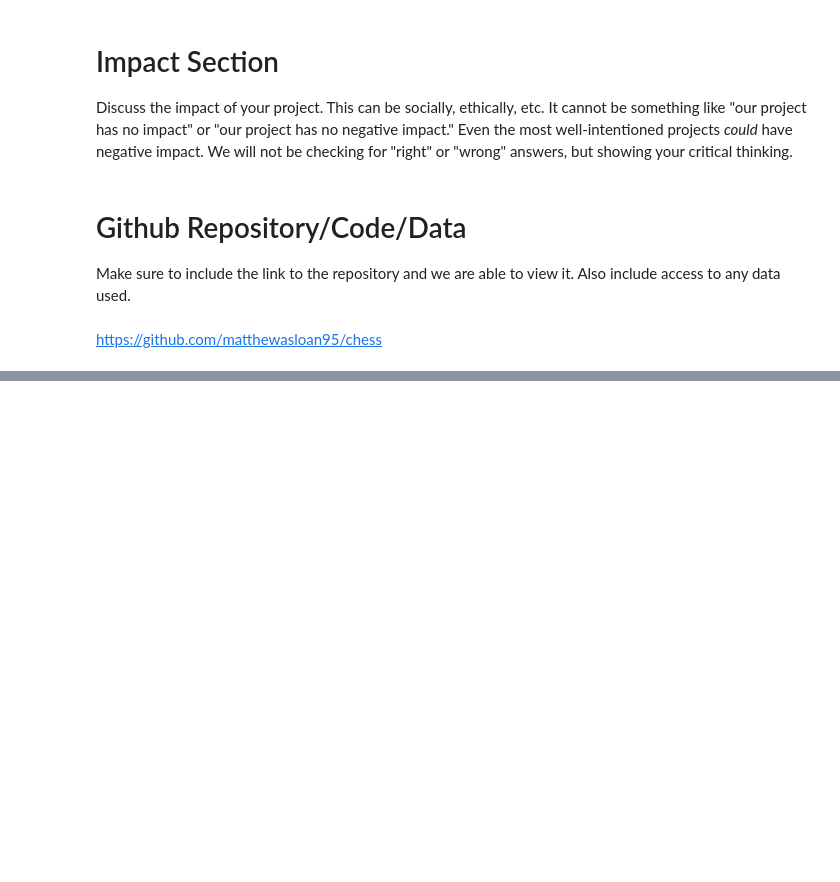
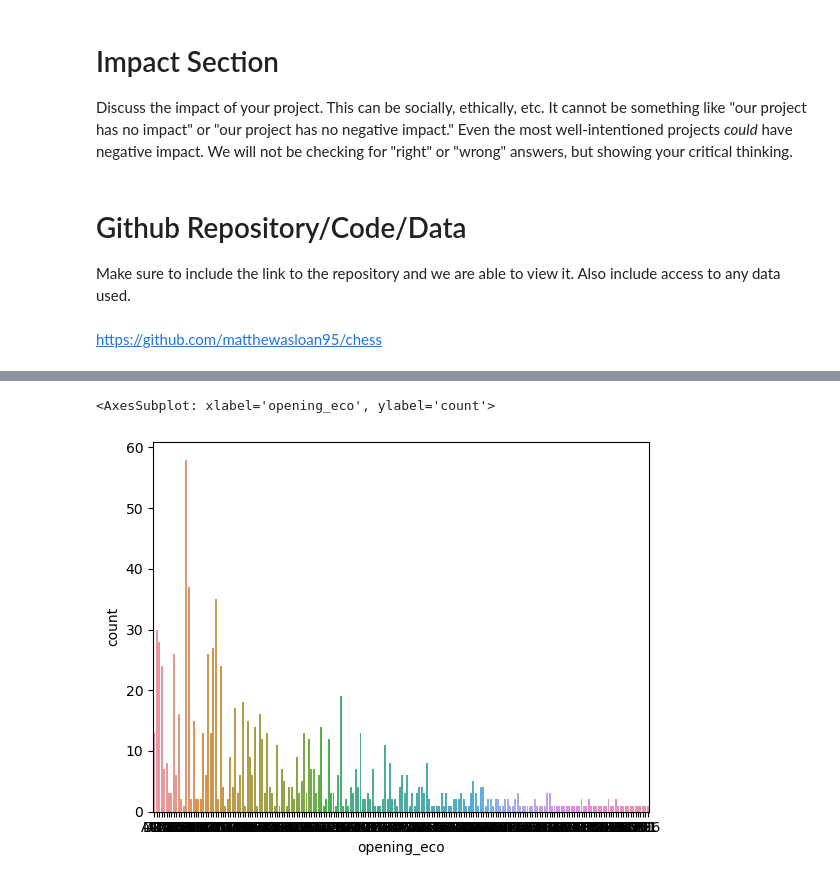
Before and after one commit to matthewasloan95/chess, a Jupyter notebook: final-project.ipynb, the cells around one changed output, grey strips where cells are left out. Drawn from its saved outputs; the diff is of its cells as text; code cells hidden in the pictures; blank space fills up the shorter version.

```diff
--- a/final-project.ipynb
+++ b/final-project.ipynb
@@ -31,0 +82,5 @@ https://github.com/matthewasloan95/chess
+# %%
+sns.countplot(data = df.loc[(df['winner'] == 'white')], x='opening_eco')
+# %% [output]
+<AxesSubplot: xlabel='opening_eco', ylabel='count'>
+[figure, added]
```
Also changed, not shown: parts of 9 cells of this notebook.
